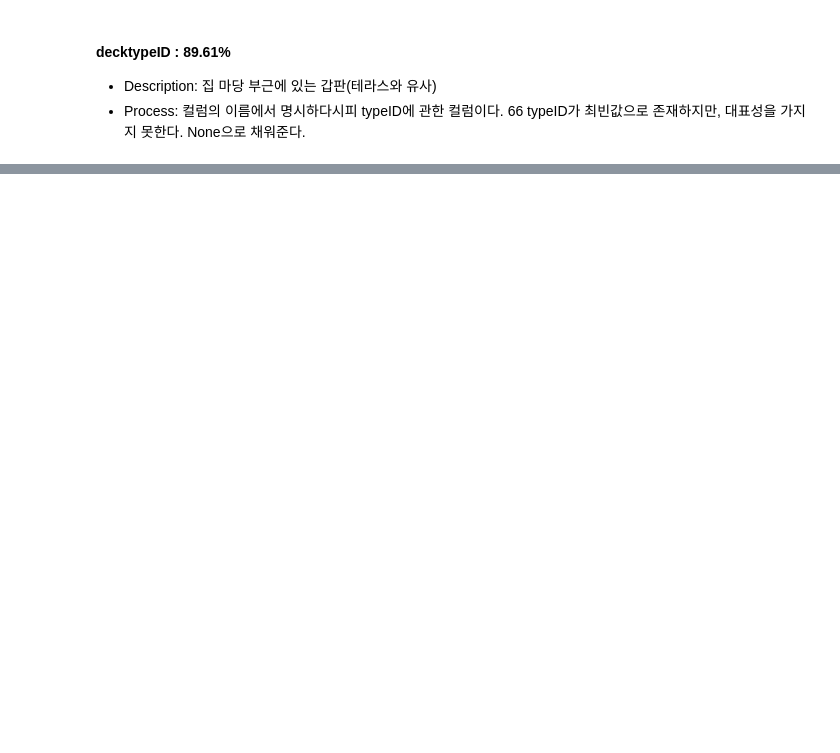
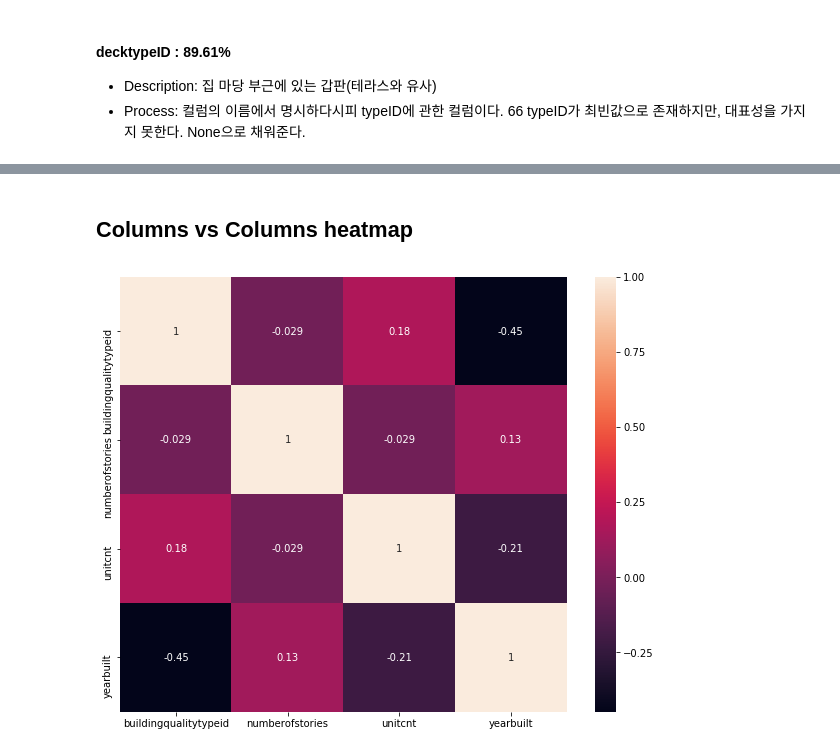
Before and after one commit to hskimim/data-analysis-tutorial, a Jupyter notebook: zillow_prize_estimation/Outer-feature.ipynb, the cells around one changed output, grey strips where cells are left out. Drawn from its saved outputs; the diff is of its cells as text; code cells hidden in the pictures; blank space fills up the shorter version.

```diff
--- a/zillow_prize_estimation/Outer-feature.ipynb
+++ b/zillow_prize_estimation/Outer-feature.ipynb
@@ -493,3 +495,5 @@ len(train_df.storytypeid.value_counts())
+# %%
+train_df.storytypeid = train_df.storytypeid.astype('object')
 # %% [markdown]
 #### buildingclasstypeid
 - Description: 건물 뼈대에 어떤 타입의 재료가 쓰였는지
@@ -546,0 +577,9 @@ len(train_df.decktypeid.value_counts())
+# %% [markdown]
+## Columns vs Columns heatmap
+# %%
+corrmat = train_df[numerical_features].corr(method = 'spearman')
+plt.figure(figsize=(10,8))
+sns.heatmap(corrmat,annot=True)
+plt.show()
+# %% [output]
+[figure, added]
```
Also changed, not shown: parts of 20 cells of this notebook, 3 other files.
